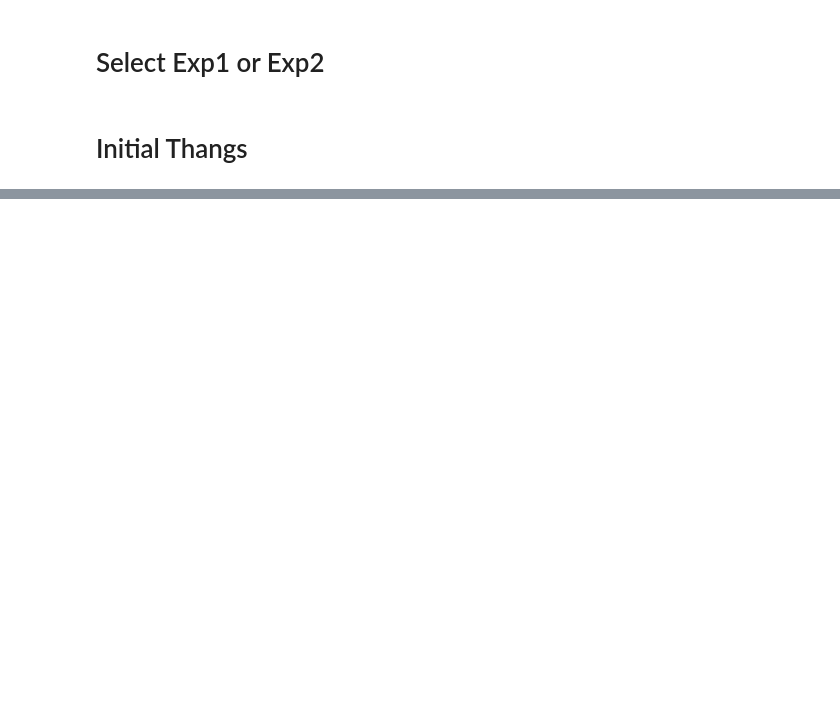
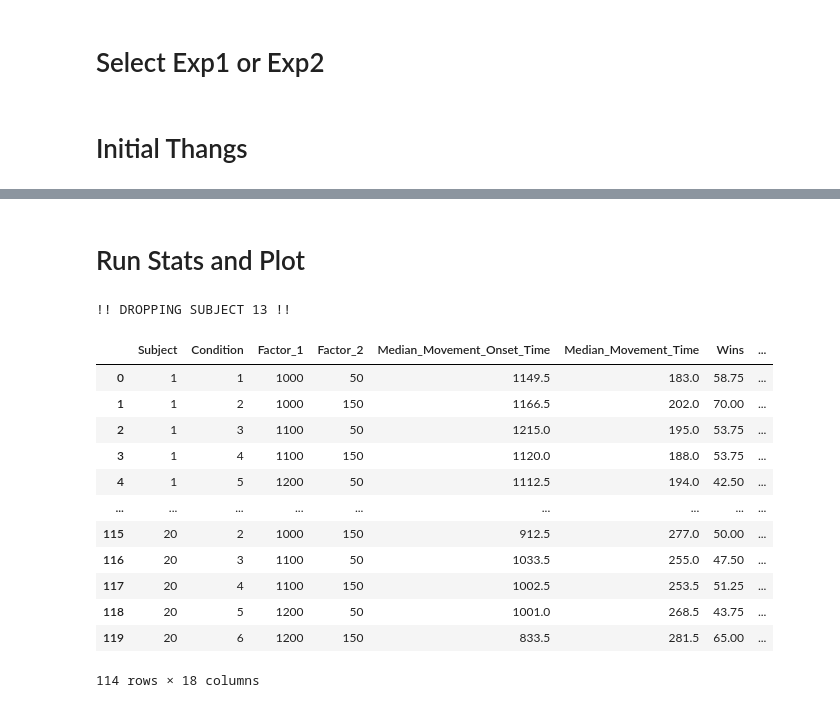
Before and after one commit to SethSullivan/MatchPennies-Agent-Expirement, a Jupyter notebook: scripts/makefigs/SCAPPS_Figures.ipynb, the cells around one changed output, grey strips where cells are left out. Saved outputs shown, nothing was run; the diff lists cells and outputs as text; code cells hidden in the pictures; blank space fills up the shorter version.

```diff
--- a/scripts/makefigs/SCAPPS_Figures.ipynb
+++ b/scripts/makefigs/SCAPPS_Figures.ipynb
@@ -90,0 +99,35 @@ for i, (index, row) in enumerate(base_model_df.iterrows()):
+# %% [markdown]
+# Run Stats and Plot
+# %%
+SHOW_BOXPLOTS = True
+SHOW_MODELS = True
+w,h = 10,6
+mult_w, div_w = 0.9,1.1
+div_h = 1.1
+bw = 0.4*w/it.num_blocks # box widths of all boxes combined takes up 30% of the width
+df = st.generate_dataframe(group, EXPERIMENT, DROP_SUBJECT_NUM=13)
+display(df)
+
+stats_inputs = st.Inputs(
+    df, experiment = EXPERIMENT, num_subjects = len(df['Subject'].unique()),
+    num_blocks=it.num_blocks,num_trials=it.num_trials,
+    trial_block_titles=it.trial_block_titles,xlab=it.xlabel,
+    f1_xticklabels=it.f1_collapse_xticklabs,f2_xticklabels=it.f2_collapse_xticklabs,
+    f1_xlabel=it.f1_xlabel,f2_xlabel=it.f2_xlabel,
+    M = 1e6
+)
+# %% [output]
+!! DROPPING SUBJECT 13 !!
+|  | Subject | Condition | Factor_1 | Factor_2 | Median_Movement_Onset_Time | Median_Movement_Time | Wins | ... |
+| 0 | 1 | 1 | 1000 | 50 | 1149.5 | 183.0 | 58.75 | ... |
+| 1 | 1 | 2 | 1000 | 150 | 1166.5 | 202.0 | 70.00 | ... |
+| 2 | 1 | 3 | 1100 | 50 | 1215.0 | 195.0 | 53.75 | ... |
+| 3 | 1 | 4 | 1100 | 150 | 1120.0 | 188.0 | 53.75 | ... |
+| 4 | 1 | 5 | 1200 | 50 | 1112.5 | 194.0 | 42.50 | ... |
+| ... | ... | ... | ... | ... | ... | ... | ... | ... |
+| 115 | 20 | 2 | 1000 | 150 | 912.5 | 277.0 | 50.00 | ... |
+| 116 | 20 | 3 | 1100 | 50 | 1033.5 | 255.0 | 47.50 | ... |
+| 117 | 20 | 4 | 1100 | 150 | 1002.5 | 253.5 | 51.25 | ... |
+| 118 | 20 | 5 | 1200 | 50 | 1001.0 | 268.5 | 43.75 | ... |
+| 119 | 20 | 6 | 1200 | 150 | 833.5 | 281.5 | 65.00 | ... |
+114 rows × 18 columns
```
Also changed, not shown: parts of 16 cells of this notebook.
